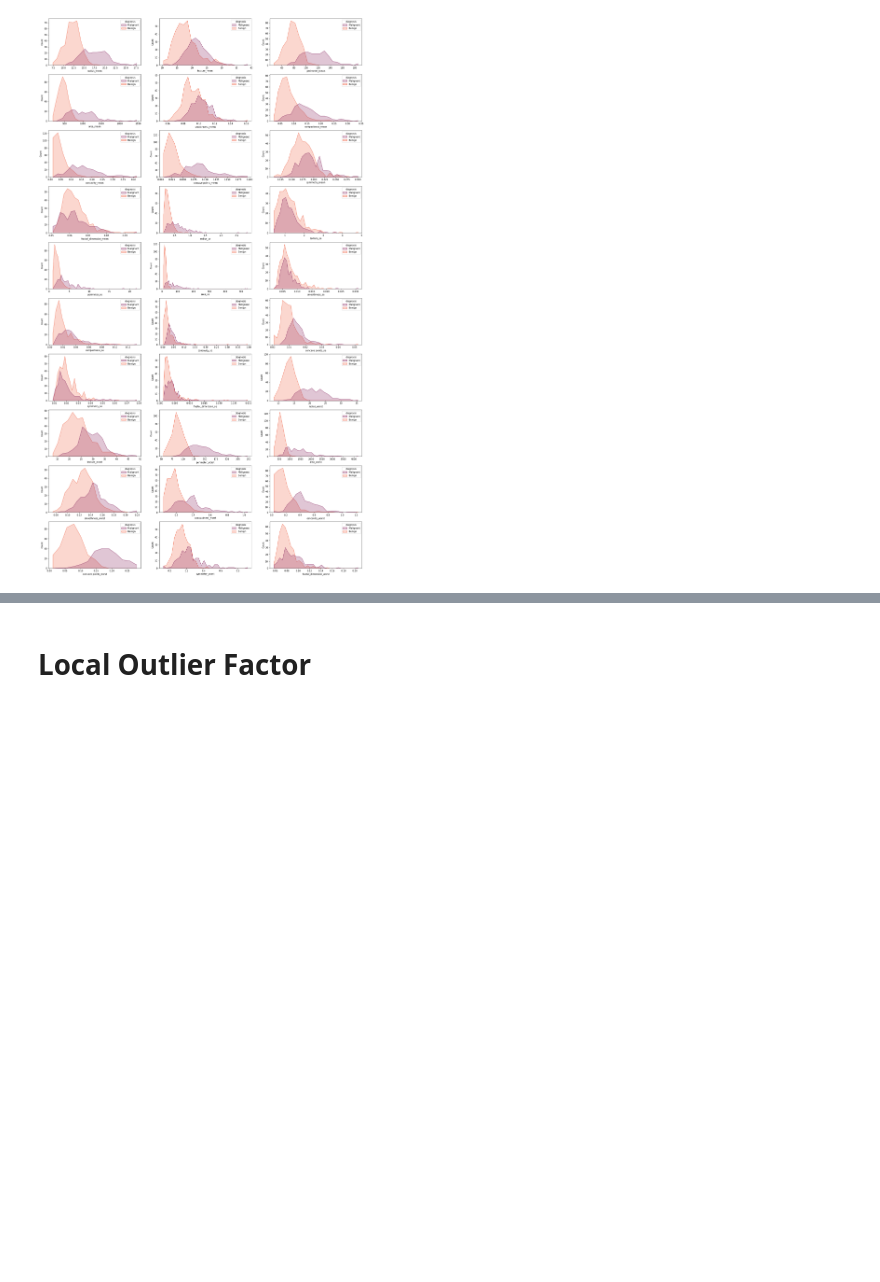
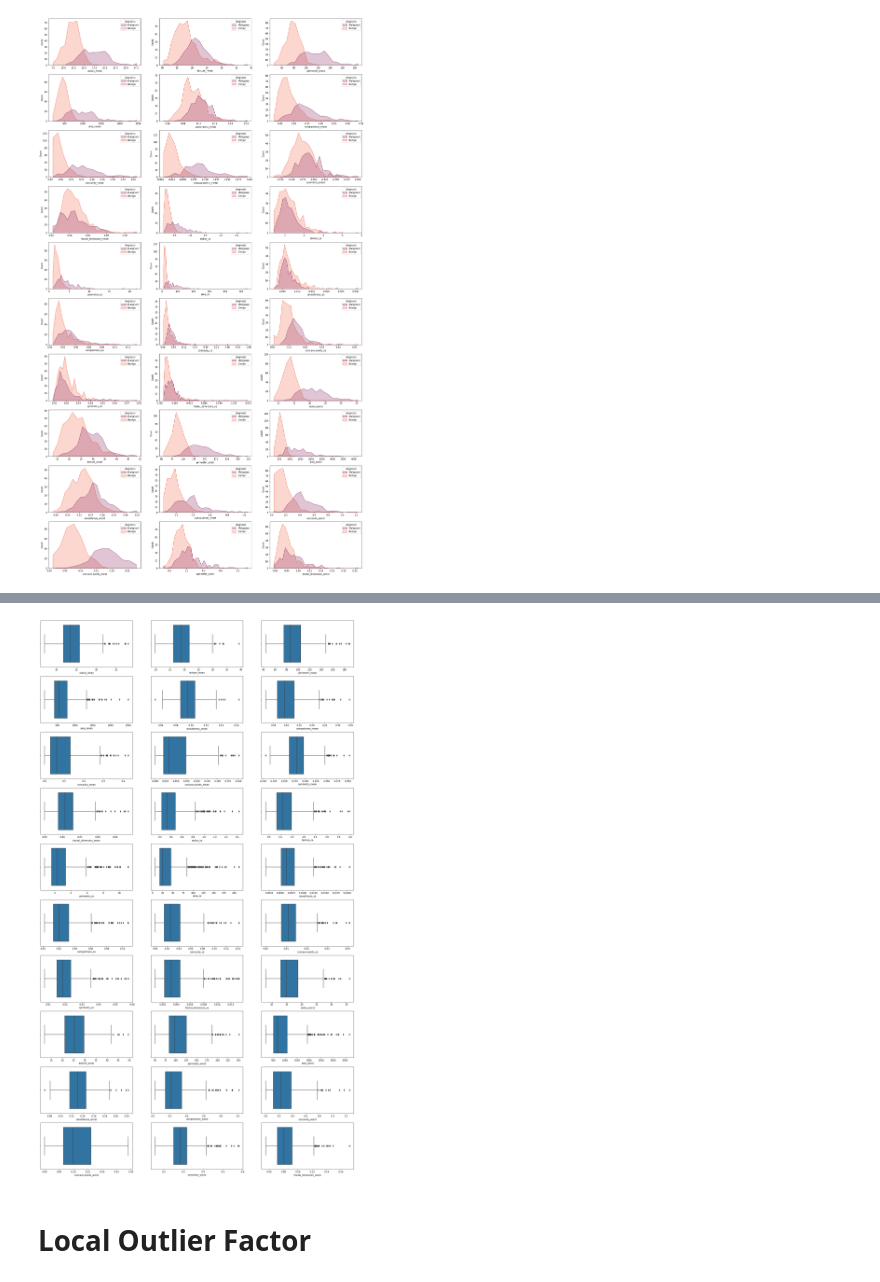
Before and after one commit to DevTeymur/Breast-Cancer-Dataset-Model, a Jupyter notebook: model.ipynb, the cells around one changed output, grey strips where cells are left out. Saved outputs shown, nothing was run; the diff lists cells and outputs as text; code cells hidden in the pictures; blank space fills up the shorter version.

```diff
--- a/model.ipynb
+++ b/model.ipynb
@@ -74,3 +107,27 @@ for col in data.columns[1::]:
+# %%
+def thresholds(df, col_name, q1=0.05, q3=0.90):
+    quartile1 = df[col_name].quantile(q1)
+    quartile3 = df[col_name].quantile(q3)
+    IQR = quartile3 - quartile1
+    up_limit = quartile3 + 1.5 * IQR
+    low_limit = quartile1 - 1.5 * IQR
+    df.loc[(df[col_name] < low_limit), col_name] = low_limit
+    df.loc[(df[col_name] > up_limit), col_name] = up_limit
+    return df
+# %%
+for col in df.columns[1::]:
+    df1=thresholds(df, col, 0.05, 0.90)
+# %%
+fig, ax = plt.subplots(10, 3, figsize=(25,45))
+row, col_= 0, 0
+for col in df1.columns[1::]:
+    sns.boxplot(df1[col], ax=ax[row][col_])
+    col_+=1
+    if col_==3:
+        row+=1
+        col_=0
+# %% [output]
+[figure, added]
 # %% [markdown]
 # Local Outlier Factor
 # %%
```
Also changed, not shown: parts of 24 cells of this notebook.
